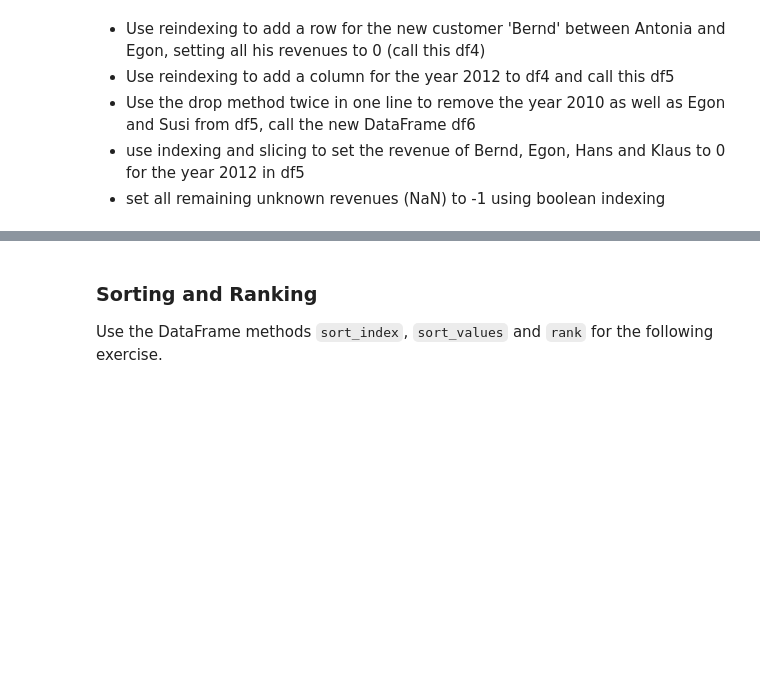
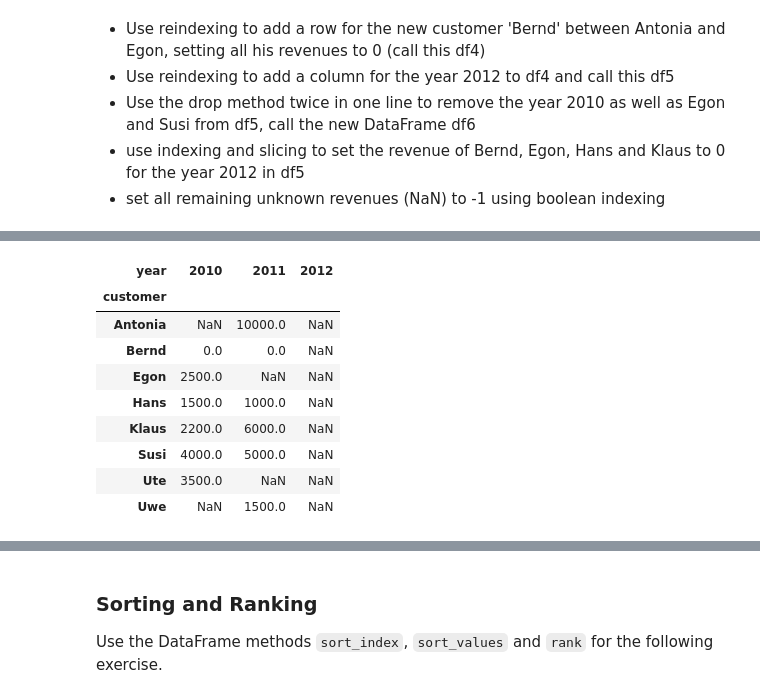
Before and after one commit to endorivium/informational-mastery, a Jupyter notebook: 03/DS/lecture05_outliers/h05b-assignment-Further_Material.ipynb, the cells around one changed output, grey strips where cells are left out. Saved outputs shown, nothing was run; the diff lists cells and outputs as text; code cells hidden in the pictures; blank space fills up the shorter version.

```diff
--- a/03/DS/lecture05_outliers/h05b-assignment-Further_Material.ipynb
+++ b/03/DS/lecture05_outliers/h05b-assignment-Further_Material.ipynb
@@ -68,0 +140,3 @@ df3.columns.name='year'
+# %%
+df4 = df3.reindex(['Antonia', 'Bernd', 'Egon', 'Hans', 'Klaus', 'Susi' ,'Ute', 'Uwe'], fill_value=0)
+df4
@@ -68,0 +154,14 @@ df3.columns.name='year'
+# %%
+df5 = df4.reindex(columns=['2010', '2011', '2012'])
+df5
+# %% [output]
+| year | 2010 | 2011 | 2012 |
+| customer |  |  |  |
+| Antonia | NaN | 10000.0 | NaN |
+| Bernd | 0.0 | 0.0 | NaN |
+| Egon | 2500.0 | NaN | NaN |
+| Hans | 1500.0 | 1000.0 | NaN |
+| Klaus | 2200.0 | 6000.0 | NaN |
+| Susi | 4000.0 | 5000.0 | NaN |
+| Ute | 3500.0 | NaN | NaN |
+| Uwe | NaN | 1500.0 | NaN |
```
Also changed, not shown: parts of 32 cells of this notebook, 6 other files.
